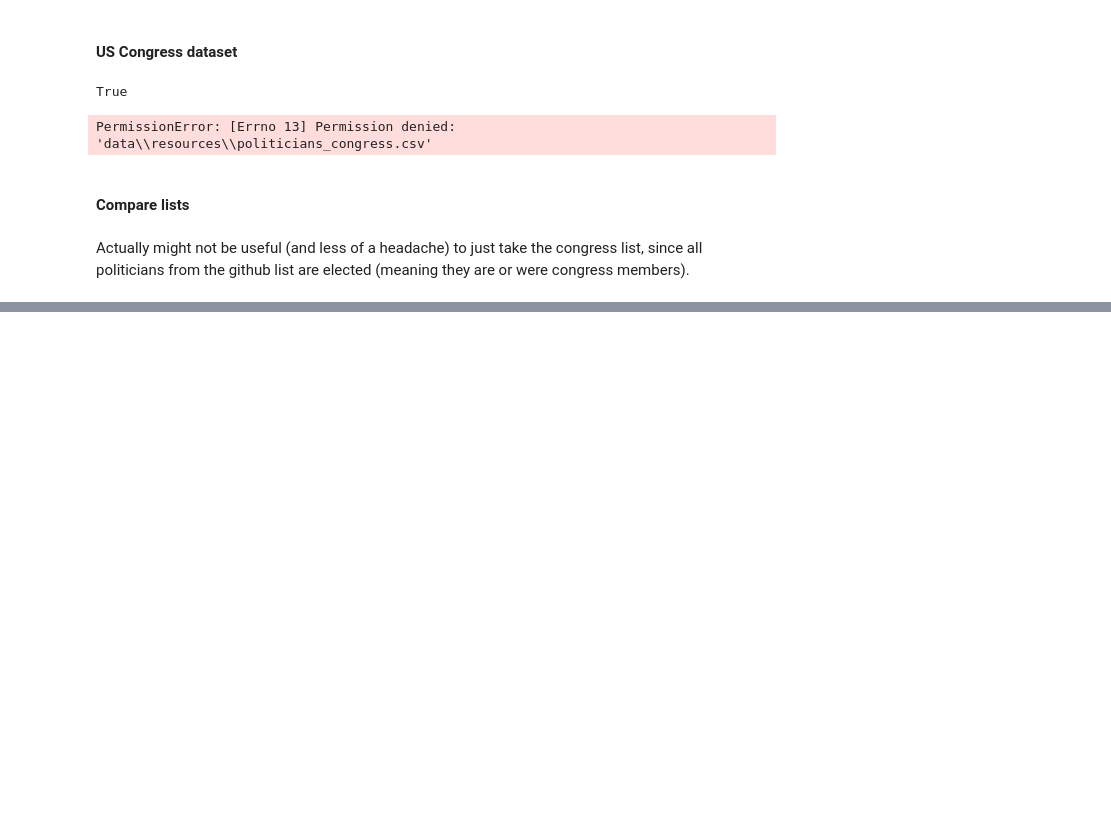
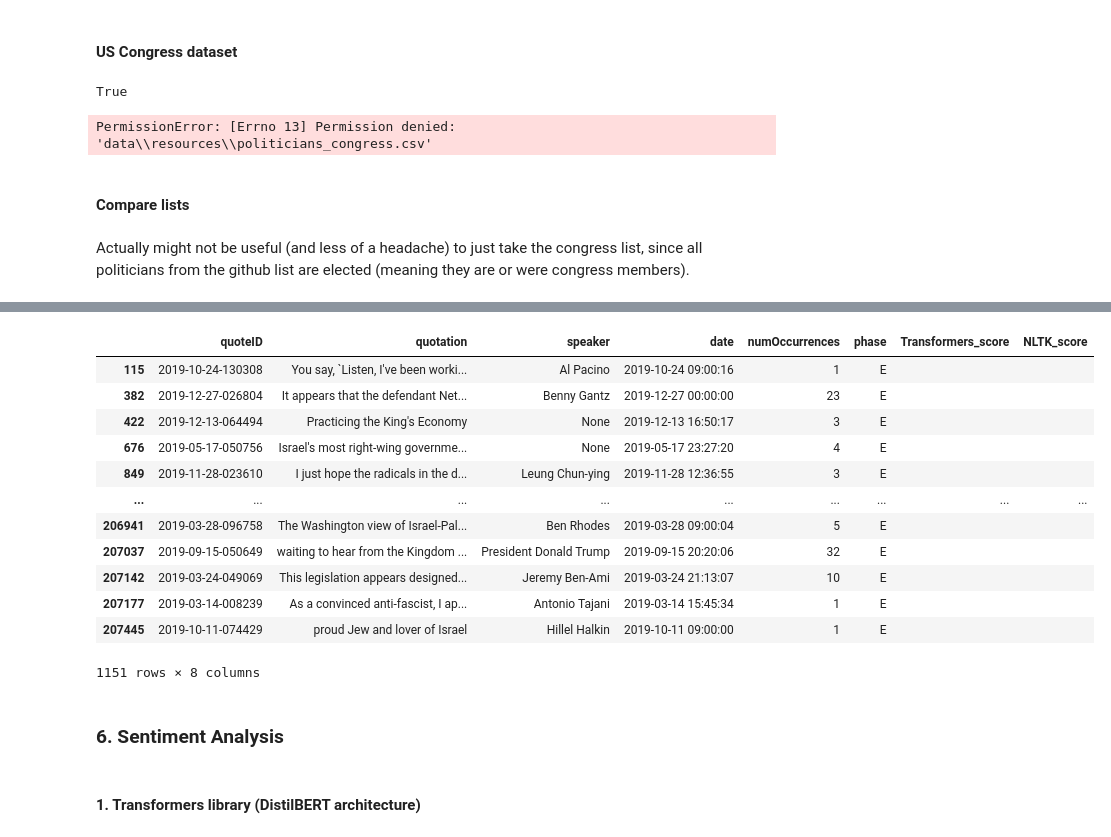
Before and after one commit to epfl-ada/ada-2021-project-apa, a Jupyter notebook: Rene_NB.ipynb, the cells around one changed output, grey strips where cells are left out. Drawn from its saved outputs; the diff is of its cells as text; code cells hidden in the pictures; blank space fills up the shorter version.

```diff
--- a/Rene_NB.ipynb
+++ b/Rene_NB.ipynb
@@ -314,0 +250,24 @@ ValueError: [E003] Not a valid pipeline component. Expected callable, but got 's
+# %%
+congress_members_list = a.tolist()
+congress_members_list
+list1 = ['republican', 'republicans', 'democrat', 'democrats']
+rep_dem_quotes = df[df["quotation"].str.contains('|'.join(list1 + congress_members_list))]
+rep_dem_quotes
+# %% [output]
+|  | quoteID | quotation | speaker | date | numOccurrences | phase | Transformers_score | NLTK_score |
+| 115 | 2019-10-24-130308 | You say, `Listen, I've been worki... | Al Pacino | 2019-10-24 09:00:16 | 1 | E |  |  |
+| 382 | 2019-12-27-026804 | It appears that the defendant Net... | Benny Gantz | 2019-12-27 00:00:00 | 23 | E |  |  |
+| 422 | 2019-12-13-064494 | Practicing the King's Economy | None | 2019-12-13 16:50:17 | 3 | E |  |  |
+| 676 | 2019-05-17-050756 | Israel's most right-wing governme... | None | 2019-05-17 23:27:20 | 4 | E |  |  |
+| 849 | 2019-11-28-023610 | I just hope the radicals in the d... | Leung Chun-ying | 2019-11-28 12:36:55 | 3 | E |  |  |
+| ... | ... | ... | ... | ... | ... | ... | ... | ... |
+| 206941 | 2019-03-28-096758 | The Washington view of Israel-Pal... | Ben Rhodes | 2019-03-28 09:00:04 | 5 | E |  |  |
+| 207037 | 2019-09-15-050649 | waiting to hear from the Kingdom ... | President Donald Trump | 2019-09-15 20:20:06 | 32 | E |  |  |
+| 207142 | 2019-03-24-049069 | This legislation appears designed... | Jeremy Ben-Ami | 2019-03-24 21:13:07 | 10 | E |  |  |
+| 207177 | 2019-03-14-008239 | As a convinced anti-fascist, I ap... | Antonio Tajani | 2019-03-14 15:45:34 | 1 | E |  |  |
+| 207445 | 2019-10-11-074429 | proud Jew and lover of Israel | Hillel Halkin | 2019-10-11 09:00:00 | 1 | E |  |  |
+1151 rows × 8 columns
+# %% [markdown]
+### 6. Sentiment Analysis
+# %% [markdown]
+#### 1. Transformers library (DistilBERT architecture)
```
Also changed, not shown: parts of 39 cells of this notebook.
